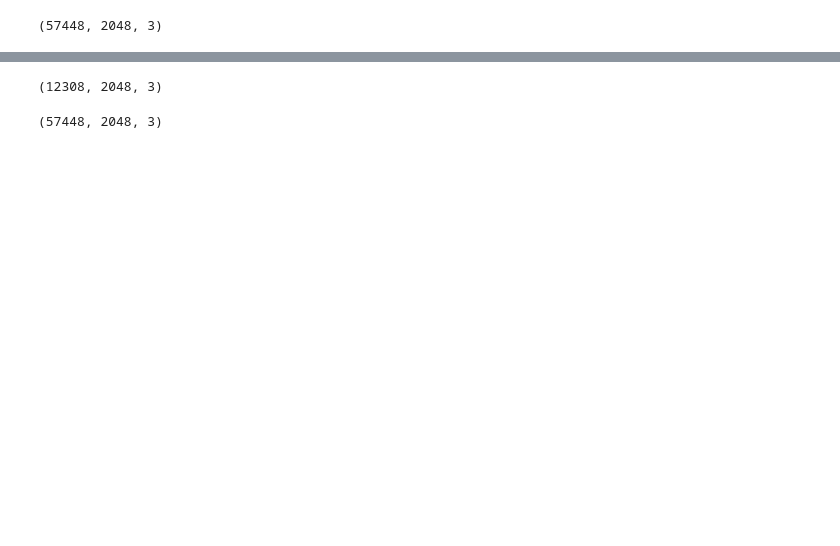
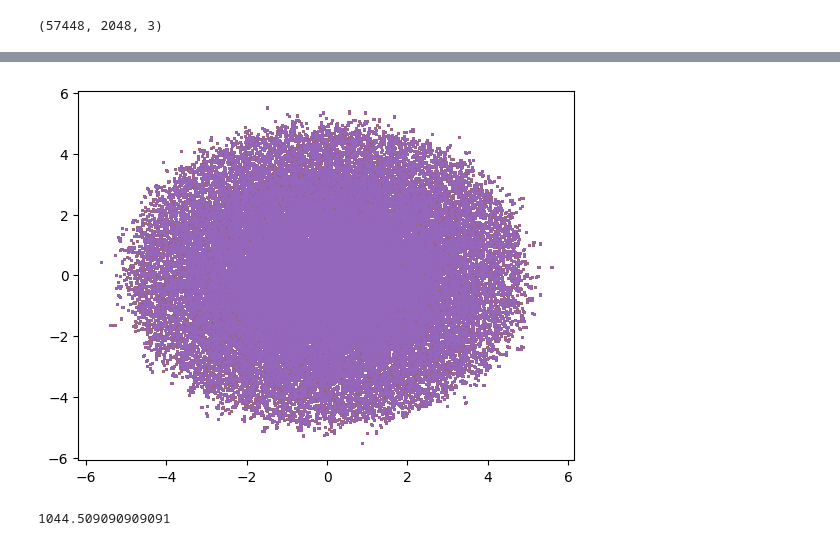
Before and after one commit to jhliu17/cs274e, a Jupyter notebook: reconstruction/visualization.ipynb, the cells around one changed output, grey strips where cells are left out. Saved outputs shown, nothing was run; the diff lists cells and outputs as text; code cells hidden in the pictures; blank space fills up the shorter version.

Commit message:
add experiment config, visualization

```diff
--- a/reconstruction/visualization.ipynb
+++ b/reconstruction/visualization.ipynb
@@ -72,4 +55,0 @@ ValueError: need at least one array to concatenate
-# %%
-data.shape
-# %% [output]
-(12308, 2048, 3)
@@ -78,5 +55,0 @@ show_pcd(data[10], marker_size=3)
-# %%
-shapenet_pcds = np.load("/pool/tung/code/UCI-courses/cs274E/cs274e/logs/reconstruction/model/shapenet55_pretrained/reconstructions.npy", allow_pickle=True)
-shapenet_pcds.shape
-# %% [output]
-(57448, 2048, 3)
@@ -84,0 +56,21 @@ show_pcd(shapenet_pcds[1], marker_size=3)
+# %%
+lat_pcds = np.load("../outputs/inference/beta_vae_swd_logs_ep500/vae/latents.npy", allow_pickle=True)
+
+pca = TSNE(n_components=2)
+lat_pcds = pca.fit_transform(lat_pcds)
+# %%
+fig, ax = plt.subplots()
+# len(lat_pcds)
+
+size = len(lat_pcds) // 55
+for i in range(55):
+    start = i * size
+    end = (i+1) * size
+    ax.scatter(lat_pcds[:, 0], lat_pcds[:, 1], s=1)
+plt.show()
+# %% [output]
+[figure, added]
+# %%
+len(lat_pcds) / 55
+# %% [output]
+1044.509090909091
```
Also changed, not shown: parts of 7 cells of this notebook, 22 other files.
